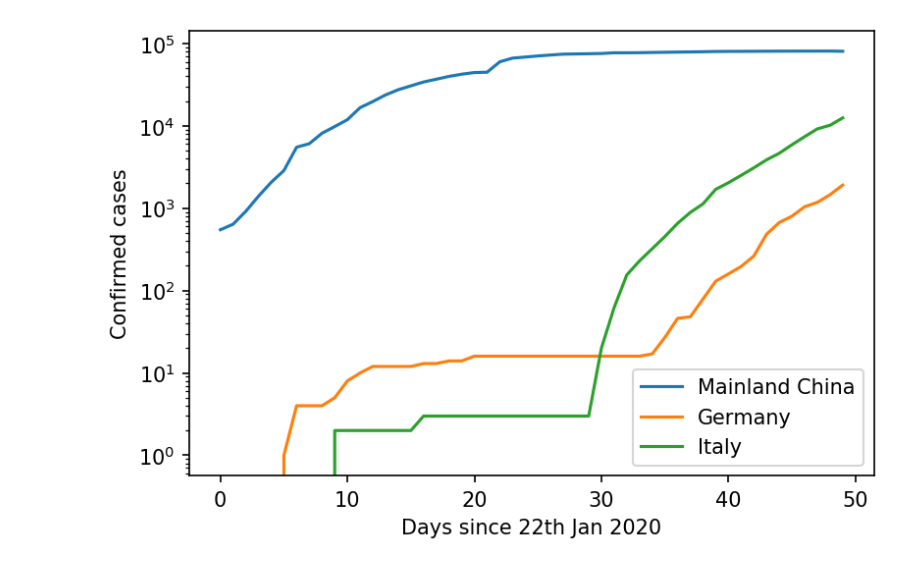
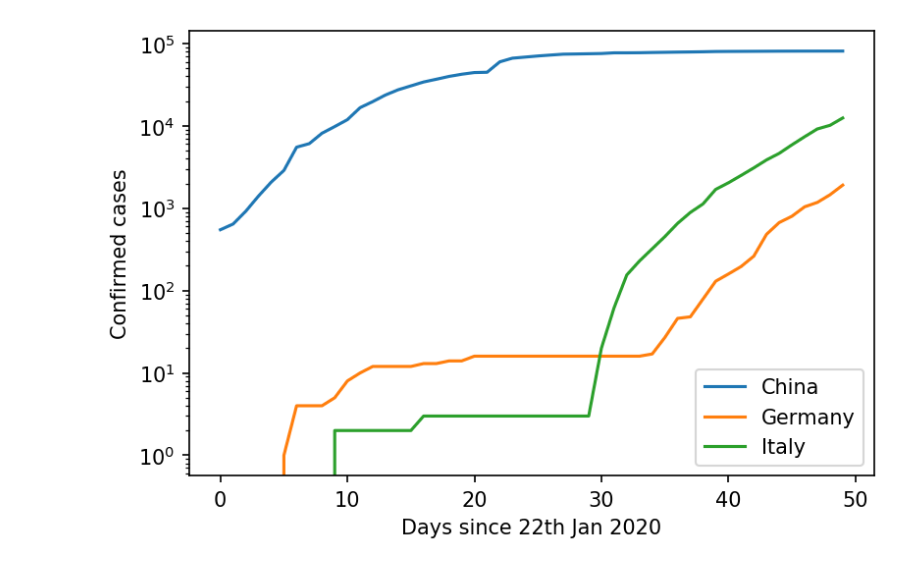
Before and after one commit to Migelo/inspector_corona, a Jupyter notebook: corona.ipynb, the cells around one changed output. Drawn from its saved outputs; the diff is of its cells as text; code cells hidden in the pictures.

Commit message:
update spelling of China

```diff
--- a/corona.ipynb
+++ b/corona.ipynb
@@ -78,6 +78,6 @@ def plot(countries, logscale=False, **kwargs):
         ax.plot(plot_data, label=country)
     ax.legend()
 # %%
-plot(['Mainland China', 'Germany', 'Italy'], logscale=True, dpi=150)
+plot(['China', 'Germany', 'Italy'], logscale=True, dpi=150)
 # %% [output]
-[figure, old version]
+[figure, new version]
```
Also changed, not shown: parts of 1 cell of this notebook.
